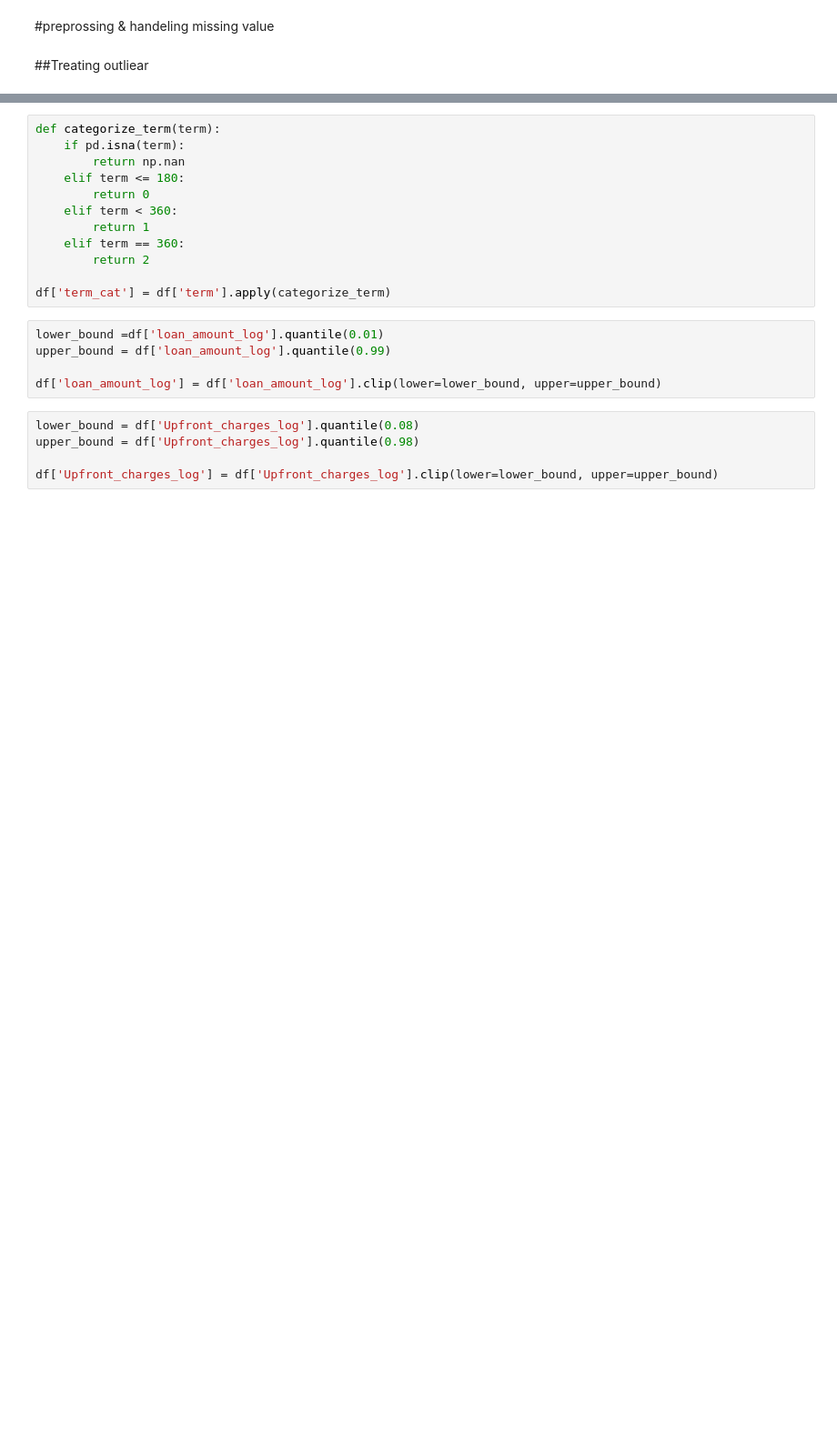
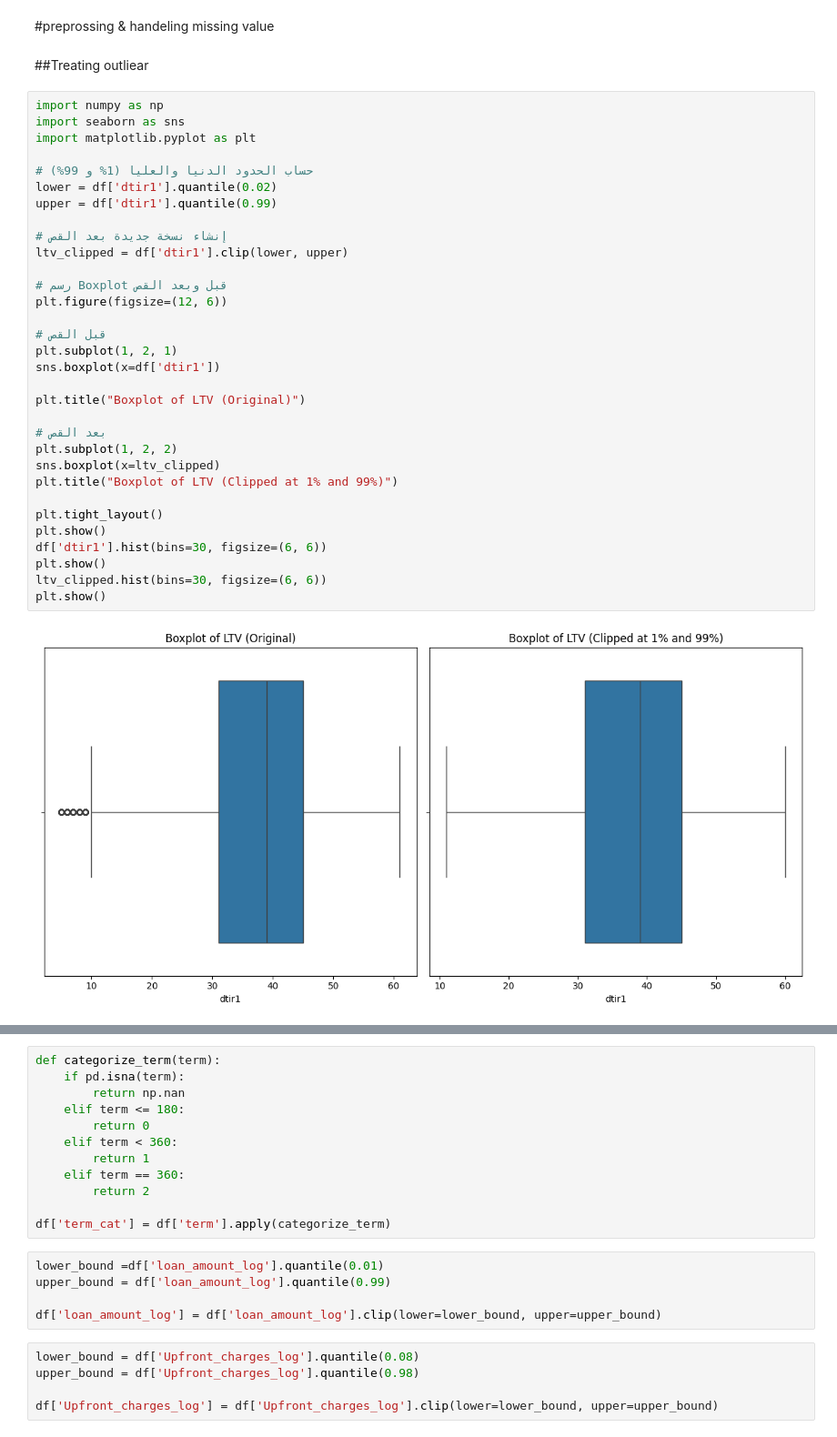
Before and after one commit to angiegh2002/Loan_Default_Detection, a Jupyter notebook: DM&ML.ipynb, the cells around one changed output, grey strips where cells are left out. Shown at 91% size. Cells and saved outputs as stored; diff of their text form; blank space fills up the shorter version.

```diff
--- a/DM&ML.ipynb
+++ b/DM&ML.ipynb
@@ -550,3 +517,37 @@ Security_Type: Chi2 = 96.91, p = 0.0000
 #preprossing & handeling missing value
 # %% [markdown]
 ##Treating outliear
+# %%
+import numpy as np
+import seaborn as sns
+import matplotlib.pyplot as plt
+
+# حساب الحدود الدنيا والعليا (1% و 99%)
+lower = df['dtir1'].quantile(0.02)
+upper = df['dtir1'].quantile(0.99)
+
+# إنشاء نسخة جديدة بعد القص
+ltv_clipped = df['dtir1'].clip(lower, upper)
+
+# رسم Boxplot قبل وبعد القص
+plt.figure(figsize=(12, 6))
+
+# قبل القص
+plt.subplot(1, 2, 1)
+sns.boxplot(x=df['dtir1'])
+
+plt.title("Boxplot of LTV (Original)")
+
+# بعد القص
+plt.subplot(1, 2, 2)
+sns.boxplot(x=ltv_clipped)
+plt.title("Boxplot of LTV (Clipped at 1% and 99%)")
+
+plt.tight_layout()
+plt.show()
+df['dtir1'].hist(bins=30, figsize=(6, 6))
+plt.show()
+ltv_clipped.hist(bins=30, figsize=(6, 6))
+plt.show()
+# %% [output]
+[figure, added]
```
Also changed, not shown: parts of 31 cells of this notebook.
